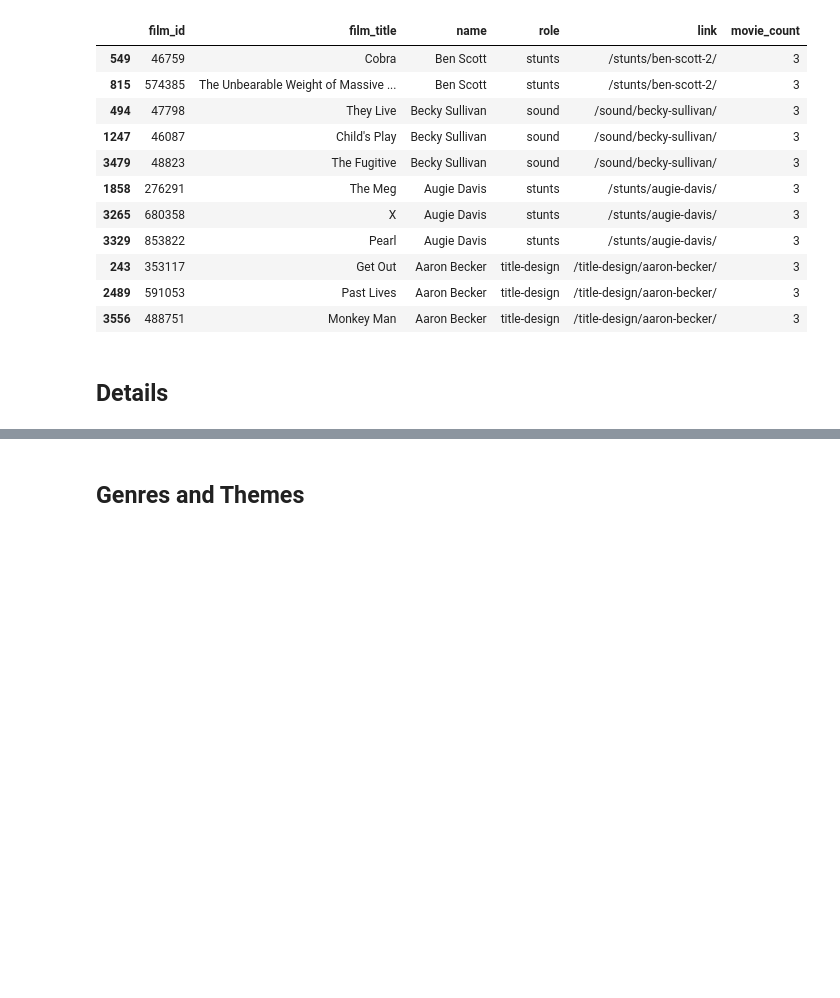
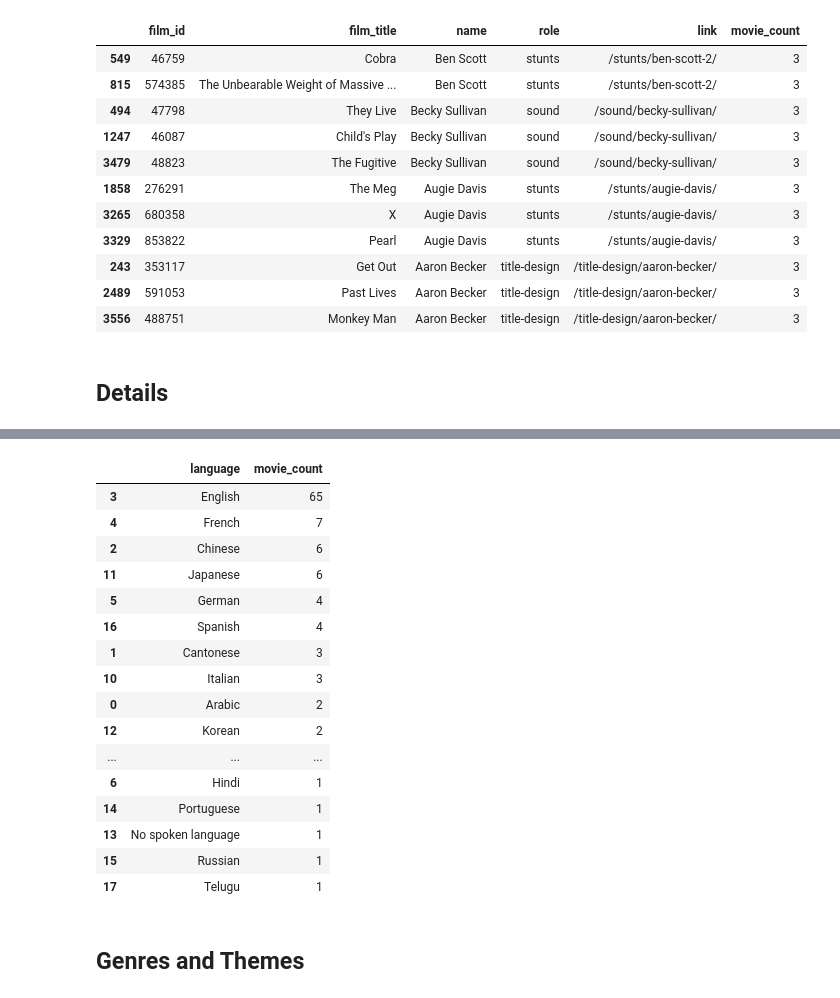
Before and after one commit to oextraordimario/letterboxd_analysis, a Jupyter notebook: movies_analysis.ipynb, the cells around one changed output, grey strips where cells are left out. Saved outputs shown, nothing was run; the diff lists cells and outputs as text; code cells hidden in the pictures; blank space fills up the shorter version.

```diff
--- a/movies_analysis.ipynb
+++ b/movies_analysis.ipynb
@@ -389,2 +452,22 @@ df_crew_secondaryroles.loc[df_crew_secondaryroles['movie_count'] > 2].sort_value
+# %%
+df_languages.groupby('language')[['movie_count']].max().reset_index().sort_values('movie_count', ascending=False)
+# %% [output]
+|  | language | movie_count |
+| 3 | English | 65 |
+| 4 | French | 7 |
+| 2 | Chinese | 6 |
+| 11 | Japanese | 6 |
+| 5 | German | 4 |
+| 16 | Spanish | 4 |
+| 1 | Cantonese | 3 |
+| 10 | Italian | 3 |
+| 0 | Arabic | 2 |
+| 12 | Korean | 2 |
+| ... | ... | ... |
+| 6 | Hindi | 1 |
+| 14 | Portuguese | 1 |
+| 13 | No spoken language | 1 |
+| 15 | Russian | 1 |
+| 17 | Telugu | 1 |
 # %% [markdown]
 ## Genres and Themes
```
Also changed, not shown: parts of 9 cells of this notebook.
